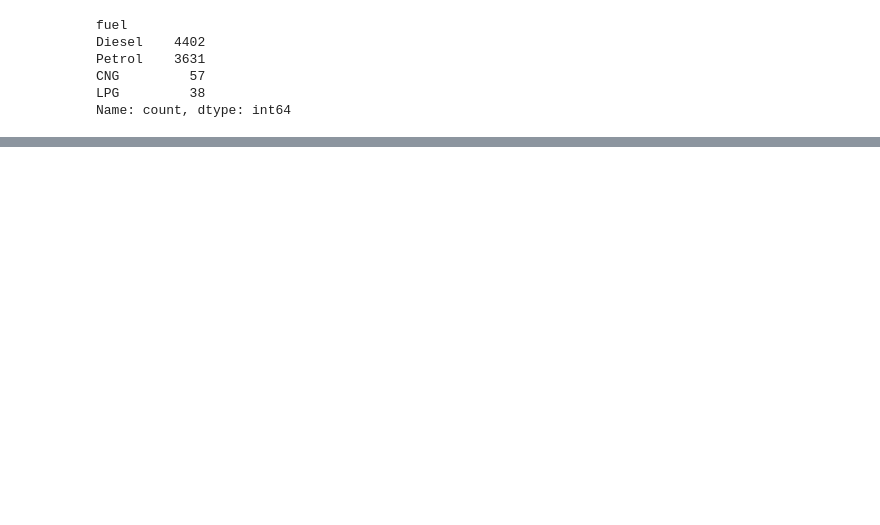
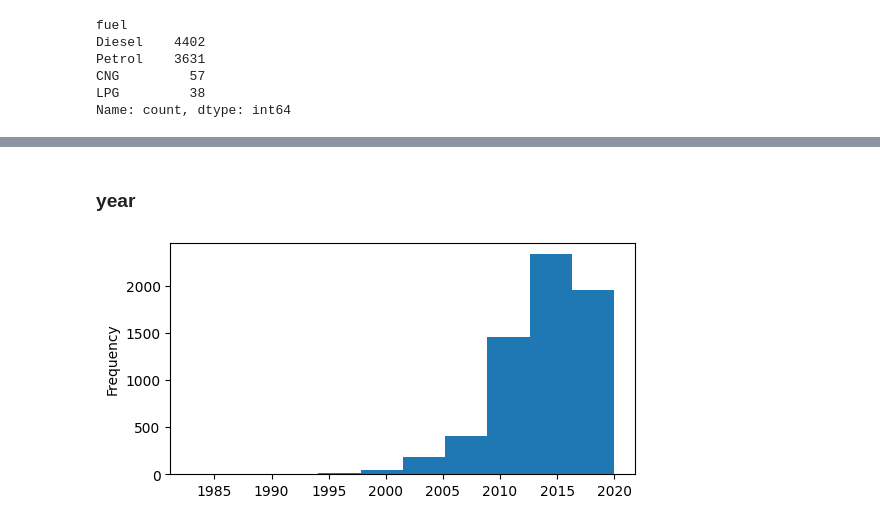
Before and after one commit to Phyke/AT82.03-ML-Car-Price-Prediction, a Jupyter notebook: train_model.ipynb, the cells around one changed output, grey strips where cells are left out. Saved outputs shown, nothing was run; the diff lists cells and outputs as text; code cells hidden in the pictures; blank space fills up the shorter version.

```diff
--- a/train_model.ipynb
+++ b/train_model.ipynb
@@ -157,0 +357,10 @@ Name: mileage, Length: 8033, dtype: float64
+# %% [markdown]
+### year
+# %%
+df_train["year"].plot(kind="hist", figsize=(6, 3))
+# Year is a continuous variable which is not in normal distribution
+# Even though year looks like a discrete variable, it is actually continuous
+# So median should be used
+impute_values["year"] = df_train["year"].median()
+# %% [output]
+[figure, added]
```
Also changed, not shown: parts of 115 cells of this notebook, 4 other files.
